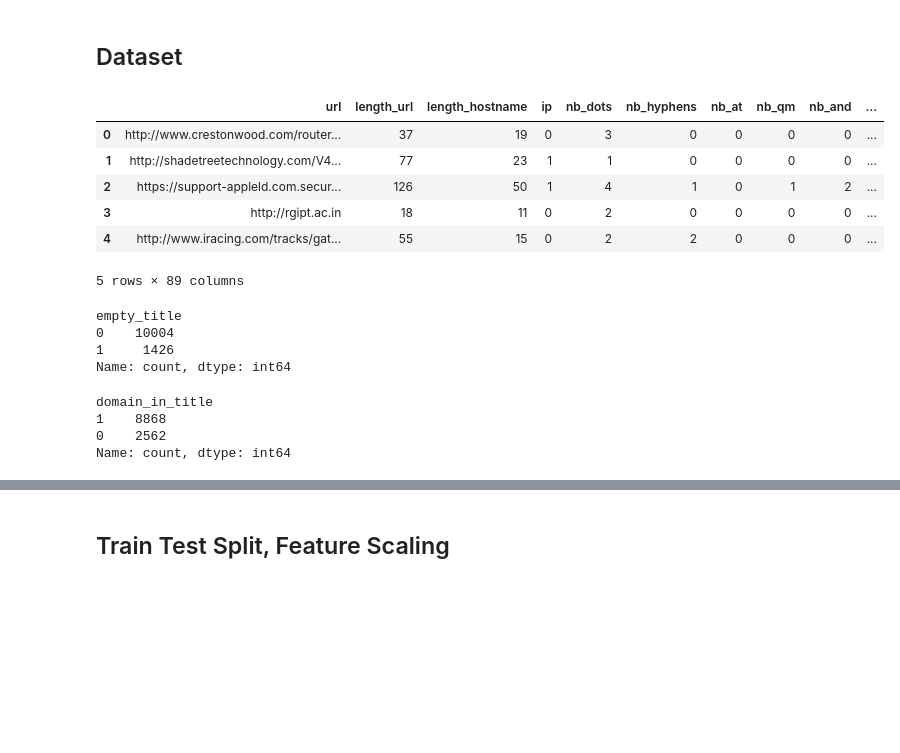
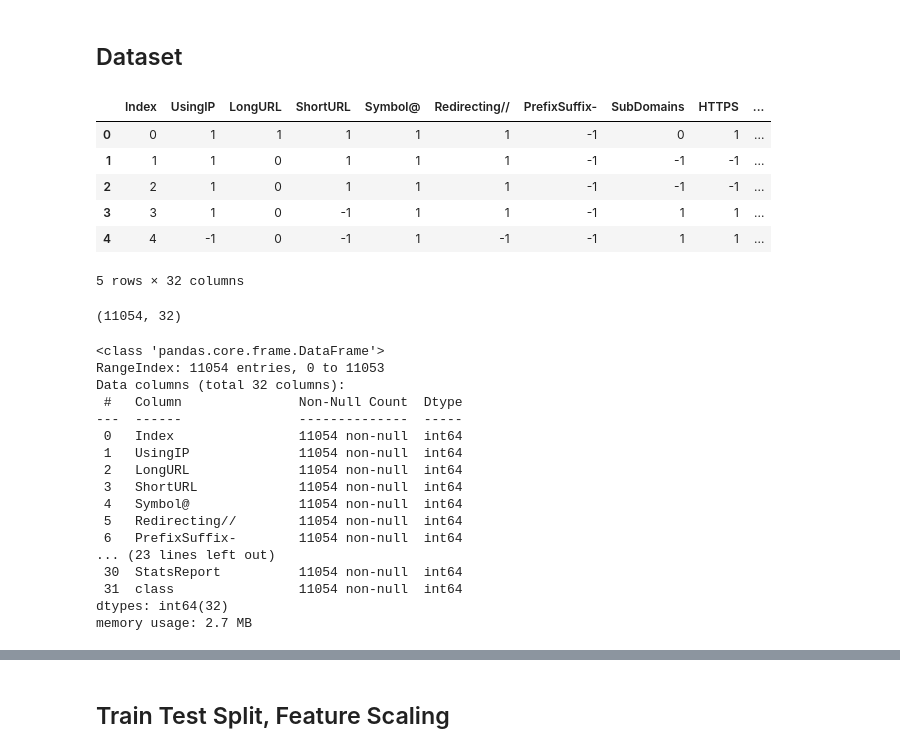
Before and after one commit to Mcube728/phishing-email-detection, a Jupyter notebook: phishing link detection.ipynb, the cells around one changed output, grey strips where cells are left out. Cells and saved outputs as stored; diff of their text form; code cells hidden in the pictures; blank space fills up the shorter version.

```diff
--- a/phishing link detection.ipynb
+++ b/phishing link detection.ipynb
@@ -25,27 +27,37 @@ import joblib
 # %% [markdown]
 ## Dataset
 # %%
-df = pd.read_csv('datasets/phishing_url_dataset/dataset_phishing.csv')
-df.head()
+data = pd.read_csv('datasets/phishing-website-detector/phishing.csv')
+data.head()
 # %% [output]
-|  | url | length_url | length_hostname | ip | nb_dots | nb_hyphens | nb_at | nb_qm | nb_and | ... |
-| 0 | http://www.crestonwood.com/router... | 37 | 19 | 0 | 3 | 0 | 0 | 0 | 0 | ... |
-| 1 | http://shadetreetechnology.com/V4... | 77 | 23 | 1 | 1 | 0 | 0 | 0 | 0 | ... |
-| 2 | https://support-appleld.com.secur... | 126 | 50 | 1 | 4 | 1 | 0 | 1 | 2 | ... |
-| 3 | http://rgipt.ac.in | 18 | 11 | 0 | 2 | 0 | 0 | 0 | 0 | ... |
-| 4 | http://www.iracing.com/tracks/gat... | 55 | 15 | 0 | 2 | 2 | 0 | 0 | 0 | ... |
+|  | Index | UsingIP | LongURL | ShortURL | Symbol@ | Redirecting// | PrefixSuffix- | SubDomains | HTTPS | ... |
+| 0 | 0 | 1 | 1 | 1 | 1 | 1 | -1 | 0 | 1 | ... |
+| 1 | 1 | 1 | 0 | 1 | 1 | 1 | -1 | -1 | -1 | ... |
+| 2 | 2 | 1 | 0 | 1 | 1 | 1 | -1 | -1 | -1 | ... |
+| 3 | 3 | 1 | 0 | -1 | 1 | 1 | -1 | 1 | 1 | ... |
+| 4 | 4 | -1 | 0 | -1 | 1 | -1 | -1 | 1 | 1 | ... |
-5 rows × 89 columns
+5 rows × 32 columns
 # %%
-print(df['empty_title'].value_counts())
+data.shape
 # %% [output]
-empty_title
-0    10004
-1     1426
-Name: count, dtype: int64
+(11054, 32)
 # %%
-print(df['domain_in_title'].value_counts())
+data.info()
 # %% [output]
-domain_in_title
-1    8868
-0    2562
-Name: count, dtype: int64
+<class 'pandas.core.frame.DataFrame'>
+RangeIndex: 11054 entries, 0 to 11053
+Data columns (total 32 columns):
+ #   Column               Non-Null Count  Dtype
+---  ------               --------------  -----
+ 0   Index                11054 non-null  int64
+ 1   UsingIP              11054 non-null  int64
+ 2   LongURL              11054 non-null  int64
+ 3   ShortURL             11054 non-null  int64
+ 4   Symbol@              11054 non-null  int64
+ 5   Redirecting//        11054 non-null  int64
+ 6   PrefixSuffix-        11054 non-null  int64
+... (23 lines left out)
+ 30  StatsReport          11054 non-null  int64
+ 31  class                11054 non-null  int64
+dtypes: int64(32)
+memory usage: 2.7 MB
```
Also changed, not shown: parts of 30 cells of this notebook, 9 other files.
